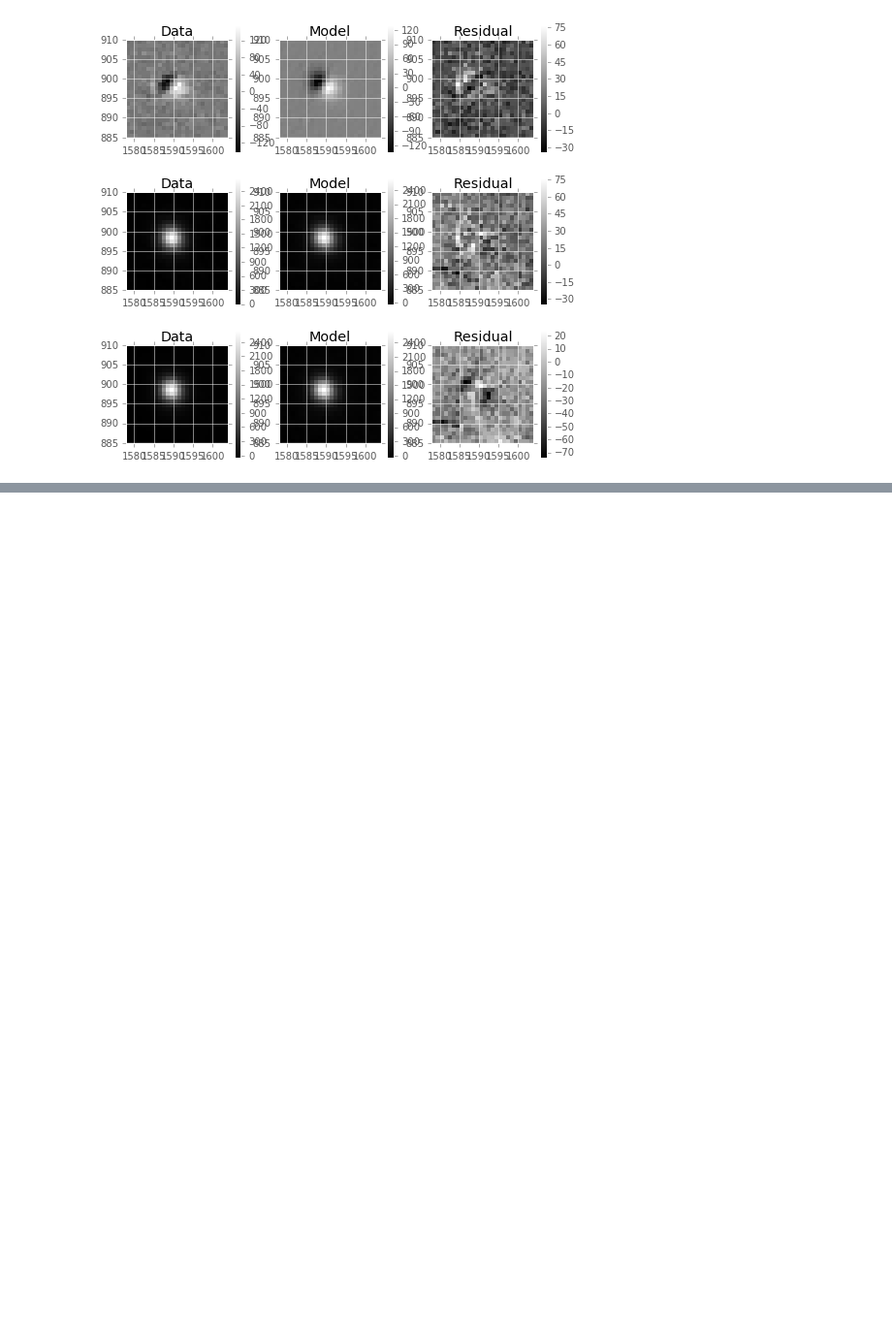
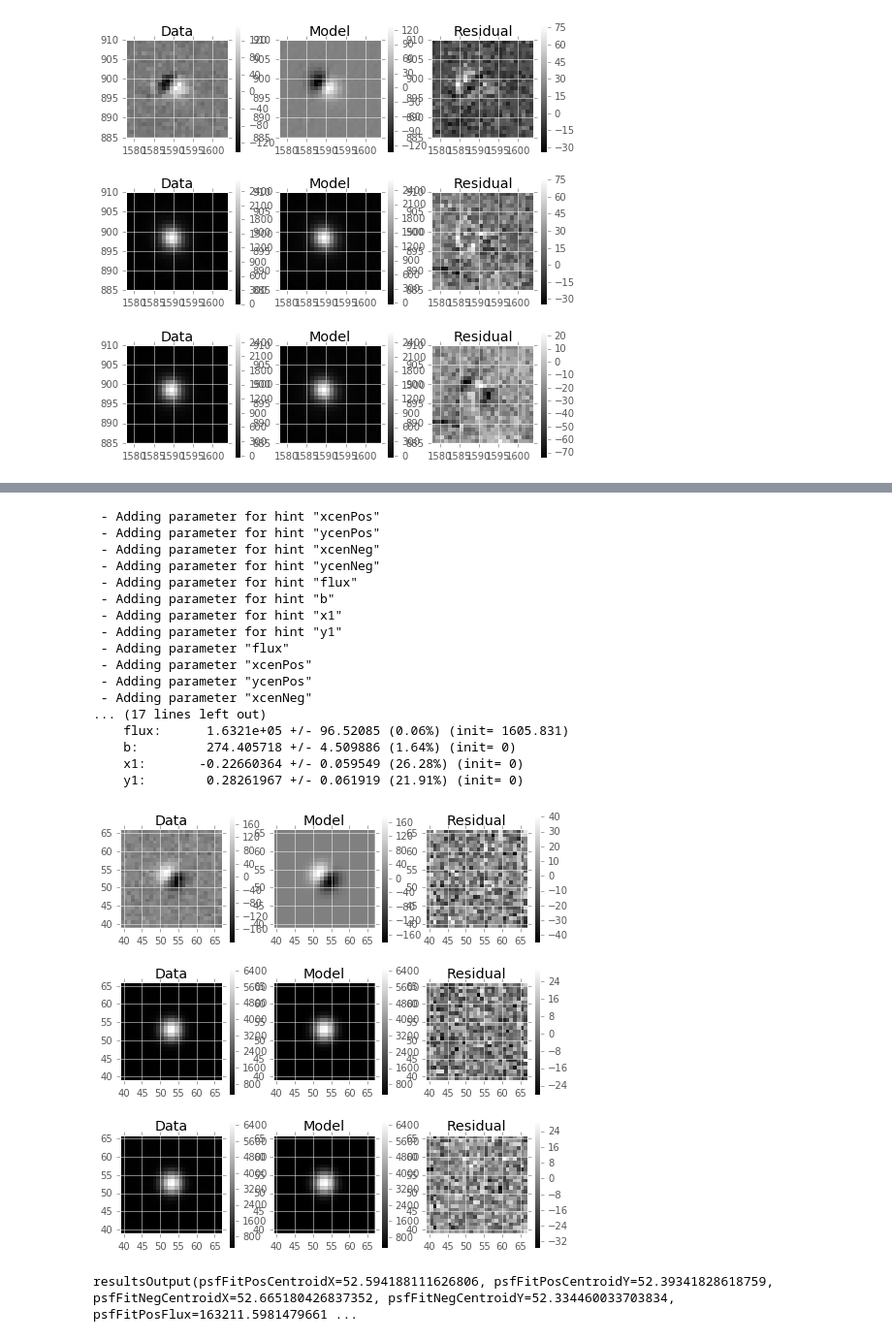
Before and after one commit to lsst/ip_diffim, a Jupyter notebook: test fit dipoles on decam data.ipynb, the cells around one changed output, grey strips where cells are left out. Shown at 97% size. Cells and saved outputs as stored; diff of their text form; code cells hidden in the pictures; blank space fills up the shorter version.

```diff
--- a/test fit dipoles on decam data.ipynb
+++ b/test fit dipoles on decam data.ipynb
@@ -228,0 +250,26 @@ dft.DipolePlotUtils.displayFitResults(fitObj, s.getFootprint())
+# %%
+scat = dtUtils.DipoleTestUtils.detectDipoleSources(dipole, posImg, posCat, negImg, negCat, doMerge=True)
+
+dft.DipoleFitAlgorithm.fitDipole_new(
+    dipole, scat[0], posImg, negImg, rel_weight=0.5, separateNegParams=False,
+    verbose=True, display=True)
+# %% [output]
+ - Adding parameter for hint "xcenPos"
+ - Adding parameter for hint "ycenPos"
+ - Adding parameter for hint "xcenNeg"
+ - Adding parameter for hint "ycenNeg"
+ - Adding parameter for hint "flux"
+ - Adding parameter for hint "b"
+ - Adding parameter for hint "x1"
+ - Adding parameter for hint "y1"
+ - Adding parameter "flux"
+ - Adding parameter "xcenPos"
+ - Adding parameter "ycenPos"
+ - Adding parameter "xcenNeg"
+... (17 lines left out)
+    flux:      1.6321e+05 +/- 96.52085 (0.06%) (init= 1605.831)
+    b:         274.405718 +/- 4.509886 (1.64%) (init= 0)
+    x1:       -0.22660364 +/- 0.059549 (26.28%) (init= 0)
+    y1:        0.28261967 +/- 0.061919 (21.91%) (init= 0)
+[figure, added]
+resultsOutput(psfFitPosCentroidX=52.594188111626806, psfFitPosCentroidY=52.39341828618759, psfFitNegCentroidX=52.665180426837352, psfFitNegCentroidY=52.334460033703834, psfFitPosFlux=163211.5981479661 ...
```
Also changed, not shown: parts of 3 cells of this notebook, 2 other files.
